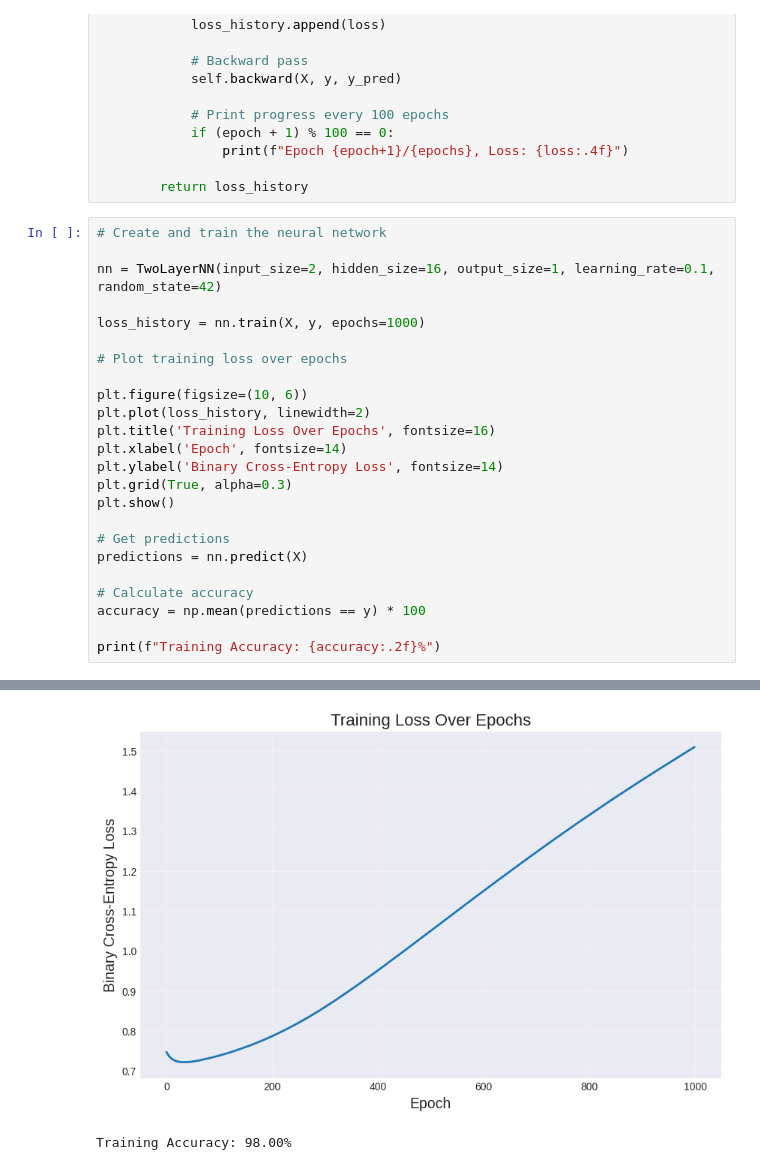
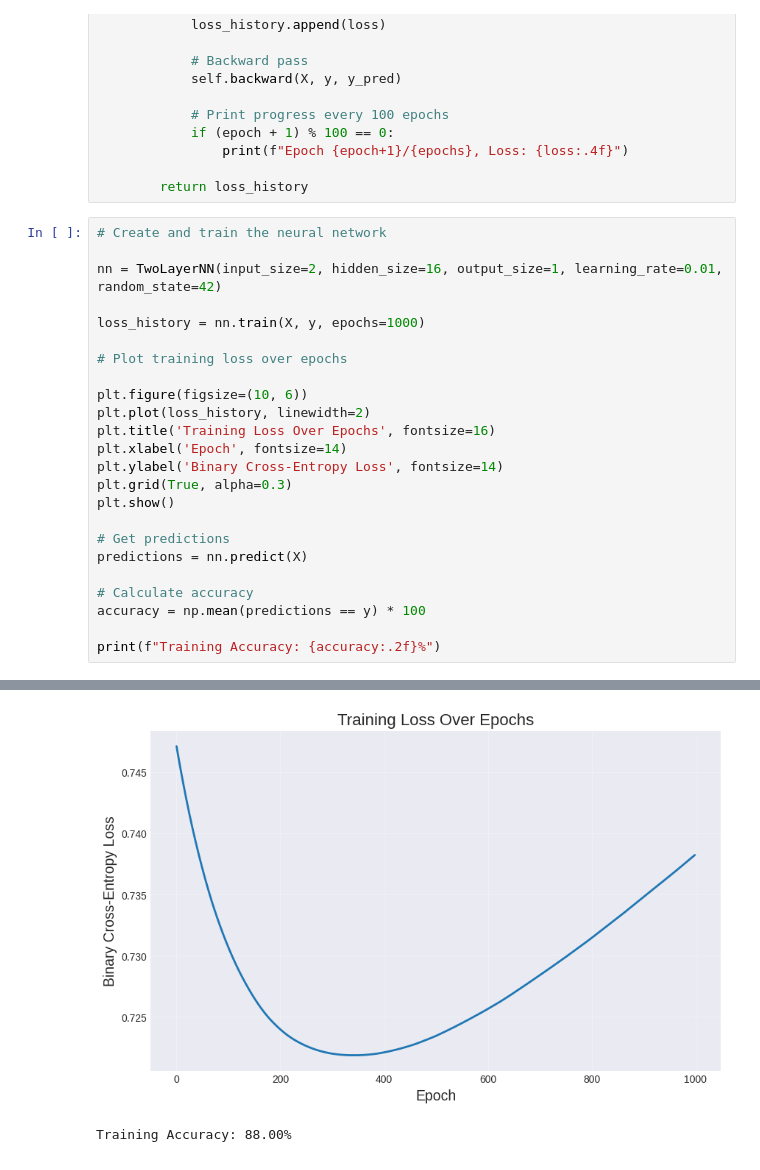
Before and after one commit to Manouso/mini-projects, a Jupyter notebook: neural-network-numpy/neural_network_numpy.ipynb, the cells around one changed output, grey strips where cells are left out. Drawn from its saved outputs; the diff is of its cells as text.

Commit message:
feat: decrease learning rate to generalize the model

```diff
--- a/neural-network-numpy/neural_network_numpy.ipynb
+++ b/neural-network-numpy/neural_network_numpy.ipynb
@@ -265,7 +265,7 @@ class TwoLayerNN:
 # %%
 # Create and train the neural network
 
-nn = TwoLayerNN(input_size=2, hidden_size=16, output_size=1, learning_rate=0.1, random_state=42)
+nn = TwoLayerNN(input_size=2, hidden_size=16, output_size=1, learning_rate=0.01, random_state=42)
 
 loss_history = nn.train(X, y, epochs=1000)
 
@@ -300,5 +300,5 @@ Epoch 1000/1000, Loss: 1.5094
-[figure, old version]
+[figure, new version]
-Training Accuracy: 98.00%
+Training Accuracy: 88.00%
 # %%
 # Diagram 1: Model Performance (Accuracy + Decision Boundary)
 
```
Also changed, not shown: parts of 3 cells of this notebook, 1 other file.
